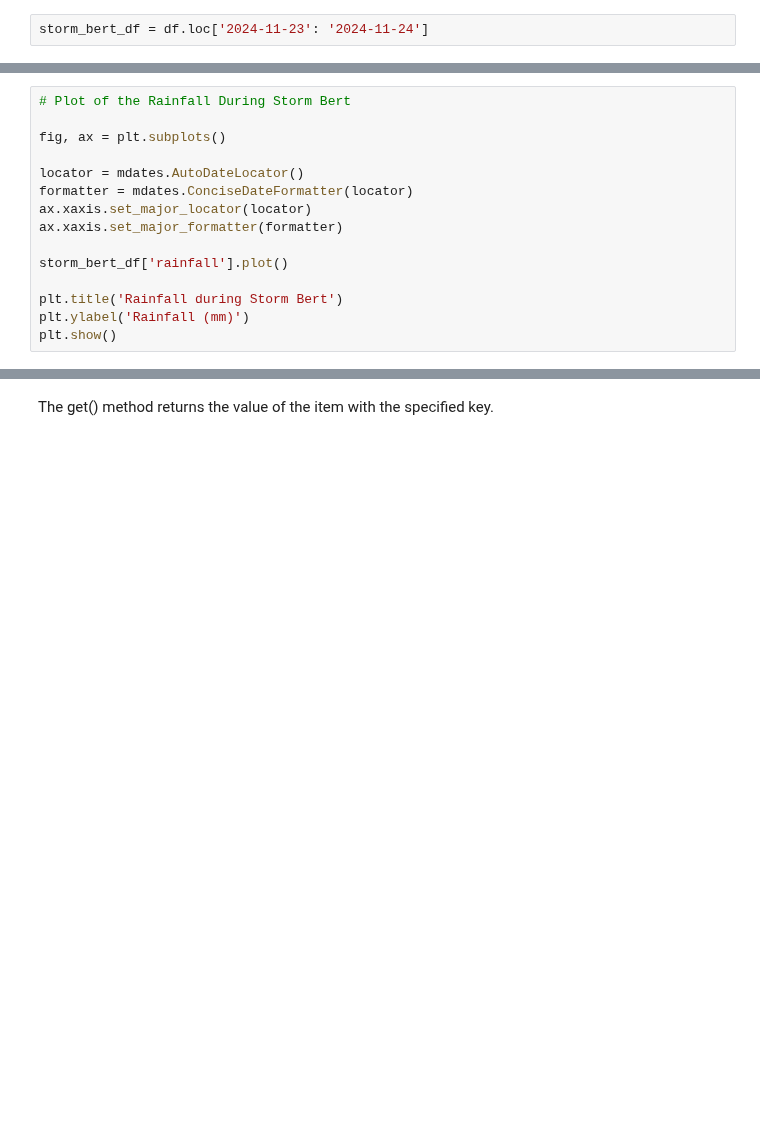
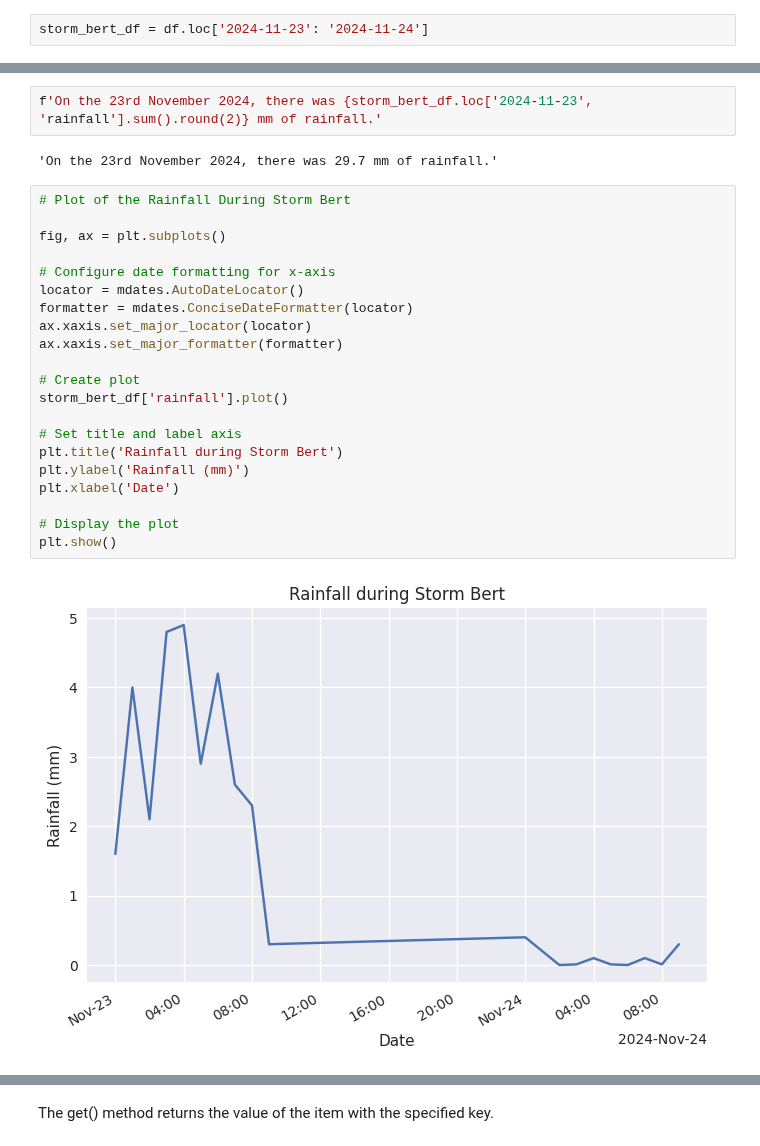
Before and after one commit to IreneKilgannon/Computer-Infrastructure, a Jupyter notebook: weather.ipynb, the cells around one changed output, grey strips where cells are left out. Saved outputs shown, nothing was run; the diff lists cells and outputs as text; blank space fills up the shorter version.

```diff
--- a/weather.ipynb
+++ b/weather.ipynb
@@ -646,17 +679,29 @@ f'During Storm Bert the total rainfall was {storm_bert_df['rainfall'].sum().roun
+# %%
+f'On the 23rd November 2024, there was {storm_bert_df.loc['2024-11-23', 'rainfall'].sum().round(2)} mm of rainfall.'
+# %% [output]
+'On the 23rd November 2024, there was 29.7 mm of rainfall.'
 # %%
 # Plot of the Rainfall During Storm Bert
 
 fig, ax = plt.subplots()
 
+# Configure date formatting for x-axis
 locator = mdates.AutoDateLocator()
 formatter = mdates.ConciseDateFormatter(locator)
 ax.xaxis.set_major_locator(locator)
 ax.xaxis.set_major_formatter(formatter)
 
+# Create plot
 storm_bert_df['rainfall'].plot()
 
+# Set title and label axis
 plt.title('Rainfall during Storm Bert')
 plt.ylabel('Rainfall (mm)')
+plt.xlabel('Date')
+
+# Display the plot
 plt.show()
+# %% [output]
+[figure, added]
 # %%
 df.loc['2024-11-22', 'pressure'].max()
```
Also changed, not shown: parts of 36 cells of this notebook.
